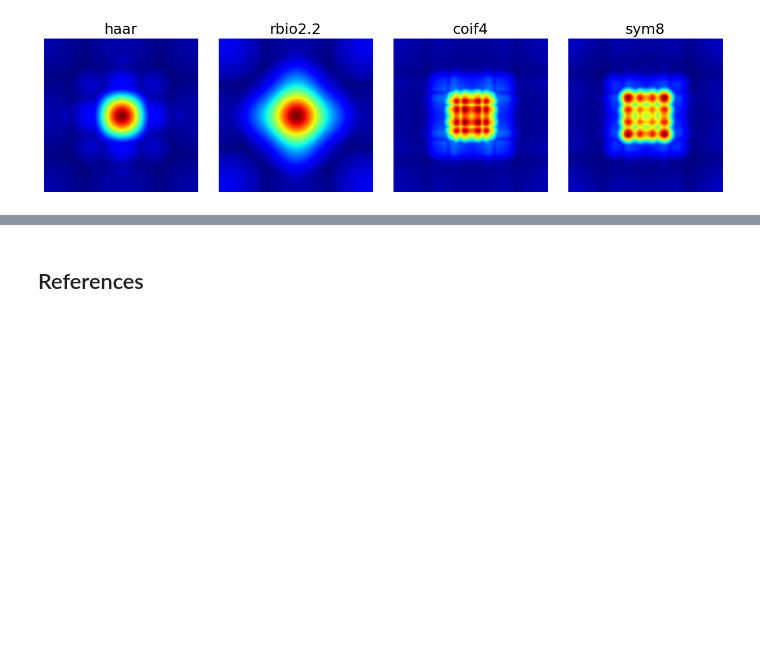
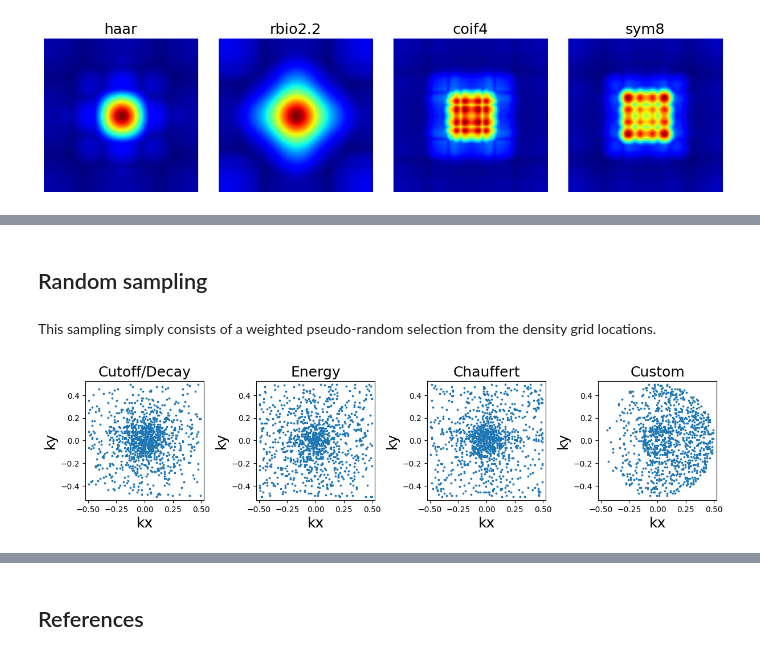
Before and after one commit to mind-inria/mri-acq-recon-book, a Jupyter notebook: src/02b.ExtendedVDS.ipynb, the cells around one changed output, grey strips where cells are left out. Cells and saved outputs as stored; diff of their text form; code cells hidden in the pictures; blank space fills up the shorter version.

```diff
--- a/src/02b.ExtendedVDS.ipynb
+++ b/src/02b.ExtendedVDS.ipynb
@@ -251,0 +311,17 @@ show_densities(
+# %% [markdown]
+## Random sampling
+# %% [markdown]
+This sampling simply consists of a weighted pseudo-random selection from the density grid locations.
+# %%
+from mrinufft.trajectories.utils import KMAX
+arguments = densities.keys()
+
+# Trajectory parameters
+Nc = 20  # Number of shots
+Ns = 50  # Number of samples per shot
+
+
+function = lambda x: mn.sample_from_density(Nc * Ns, densities[x], method="random")
+show_locations(function, arguments, subfig_size=subfigure_size)
+# %% [output]
+[figure, added]
```
Also changed, not shown: parts of 31 cells of this notebook.
